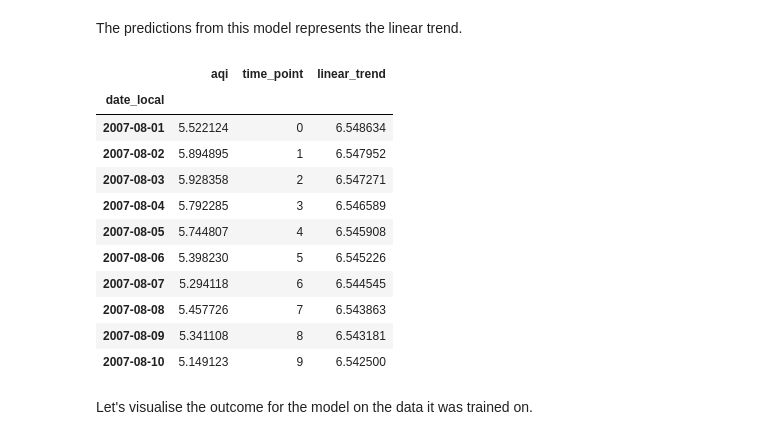
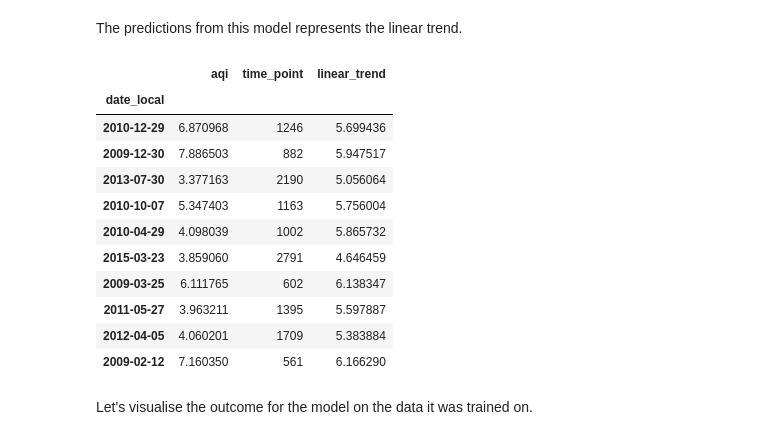
Before and after one commit to staeff/time-series, a Jupyter notebook: 02_seasonality_modeling.ipynb, the cells around one changed output. Cells and saved outputs as stored; diff of their text form; code cells hidden in the pictures.

```diff
--- a/02_seasonality_modeling.ipynb
+++ b/02_seasonality_modeling.ipynb
@@ -122,20 +120,20 @@ LinearRegression()
 The predictions from this model represents the linear trend.
 # %%
 air_df['linear_trend'] = lm.predict(X)
-air_df.head(10)
+air_df.sample(10)
 # %% [output]
 |  | aqi | time_point | linear_trend |
 | date_local |  |  |  |
-| 2007-08-01 | 5.522124 | 0 | 6.548634 |
-| 2007-08-02 | 5.894895 | 1 | 6.547952 |
-| 2007-08-03 | 5.928358 | 2 | 6.547271 |
-| 2007-08-04 | 5.792285 | 3 | 6.546589 |
-| 2007-08-05 | 5.744807 | 4 | 6.545908 |
-| 2007-08-06 | 5.398230 | 5 | 6.545226 |
-| 2007-08-07 | 5.294118 | 6 | 6.544545 |
-| 2007-08-08 | 5.457726 | 7 | 6.543863 |
-| 2007-08-09 | 5.341108 | 8 | 6.543181 |
-| 2007-08-10 | 5.149123 | 9 | 6.542500 |
+| 2010-12-29 | 6.870968 | 1246 | 5.699436 |
+| 2009-12-30 | 7.886503 | 882 | 5.947517 |
+| 2013-07-30 | 3.377163 | 2190 | 5.056064 |
+| 2010-10-07 | 5.347403 | 1163 | 5.756004 |
+| 2010-04-29 | 4.098039 | 1002 | 5.865732 |
+| 2015-03-23 | 3.859060 | 2791 | 4.646459 |
+| 2009-03-25 | 6.111765 | 602 | 6.138347 |
+| 2011-05-27 | 3.963211 | 1395 | 5.597887 |
+| 2012-04-05 | 4.060201 | 1709 | 5.383884 |
+| 2009-02-12 | 7.160350 | 561 | 6.166290 |
 # %% [markdown]
 Let's visualise the outcome for the model on the data it was trained on.
 # %%
```
Also changed, not shown: parts of 5 cells of this notebook.
